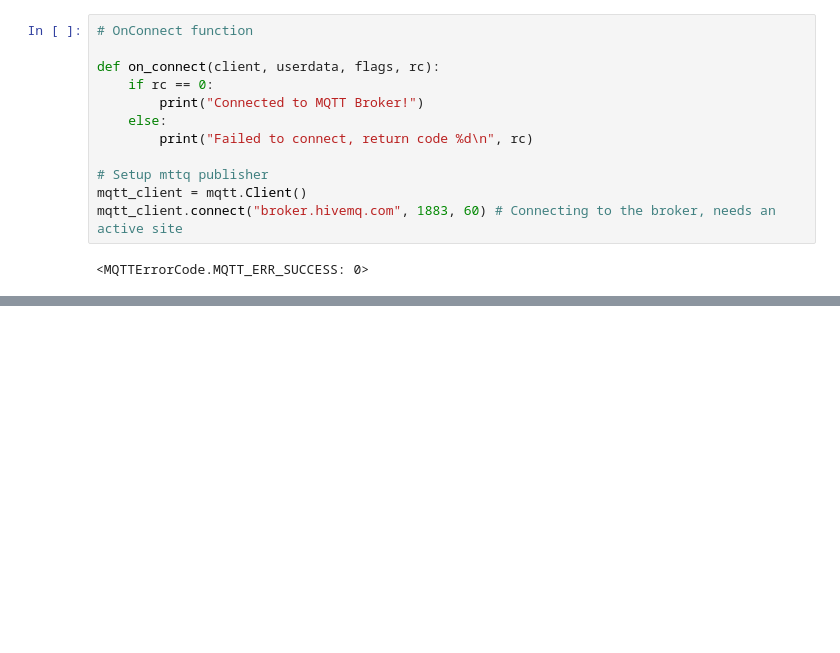
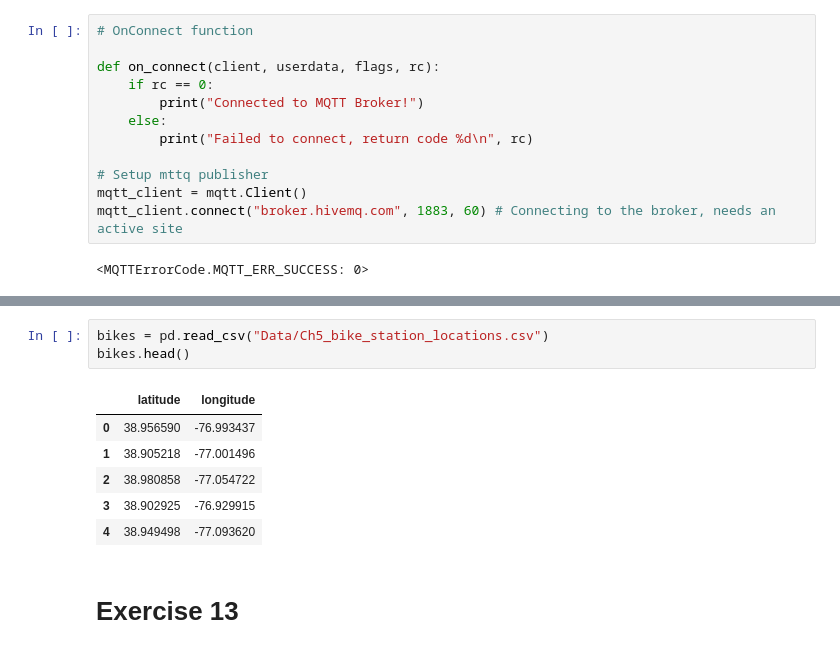
Before and after one commit to X1las/DaT, a Jupyter notebook: exercises.ipynb, the cells around one changed output, grey strips where cells are left out. Drawn from its saved outputs; the diff is of its cells as text; blank space fills up the shorter version.

```diff
--- a/exercises.ipynb
+++ b/exercises.ipynb
@@ -1225,0 +1243,12 @@ mqtt_client.connect("broker.hivemq.com", 1883, 60) # Connecting to the broker, n
+# %%
+bikes = pd.read_csv("Data/Ch5_bike_station_locations.csv")
+bikes.head()
+# %% [output]
+|  | latitude | longitude |
+| 0 | 38.956590 | -76.993437 |
+| 1 | 38.905218 | -77.001496 |
+| 2 | 38.980858 | -77.054722 |
+| 3 | 38.902925 | -76.929915 |
+| 4 | 38.949498 | -77.093620 |
+# %% [markdown]
+# Exercise 13
```
Also changed, not shown: parts of 11 cells of this notebook, 6 other files.
